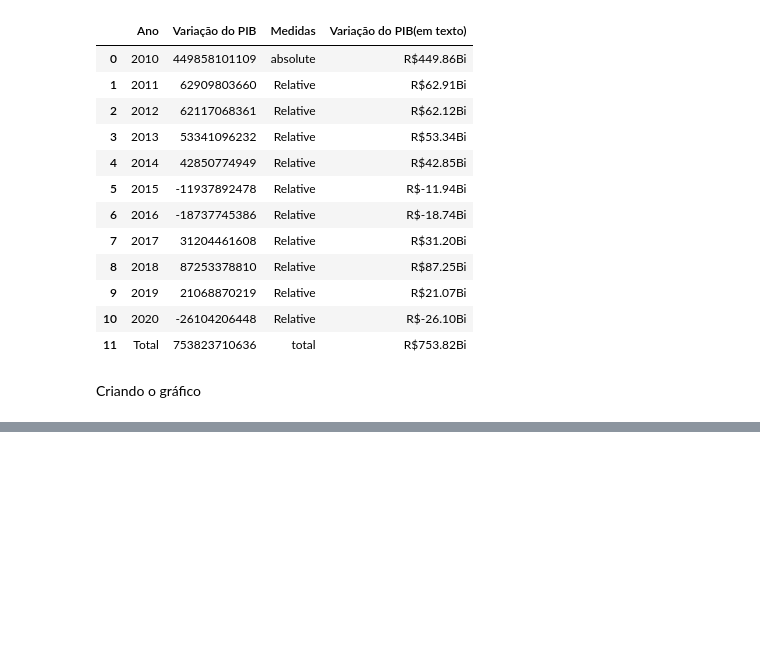
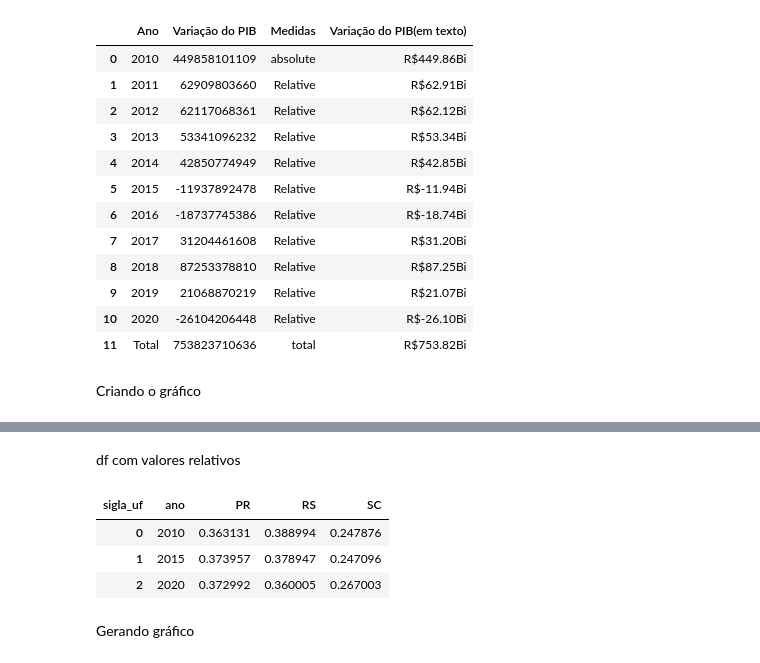
Before and after one commit to Jgabriel1800/PIB-no-brasil, a Jupyter notebook: PIBbrasil.ipynb, the cells around one changed output, grey strips where cells are left out. Cells and saved outputs as stored; diff of their text form; code cells hidden in the pictures; blank space fills up the shorter version.

```diff
--- a/PIBbrasil.ipynb
+++ b/PIBbrasil.ipynb
@@ -307,0 +330,13 @@ fig.show()
+# %% [markdown]
+df com valores relativos
+# %%
+pib_sul_cross=pd.crosstab(index=pib_sul.ano,columns=pib_sul.sigla_uf,aggfunc='sum',values=pib_sul.pib,normalize='index')
+pib_sul_cross=pib_sul_cross.reset_index()
+pib_sul_cross
+# %% [output]
+| sigla_uf | ano | PR | RS | SC |
+| 0 | 2010 | 0.363131 | 0.388994 | 0.247876 |
+| 1 | 2015 | 0.373957 | 0.378947 | 0.247096 |
+| 2 | 2020 | 0.372992 | 0.360005 | 0.267003 |
+# %% [markdown]
+Gerando gráfico
```
Also changed, not shown: parts of 3 cells of this notebook.
